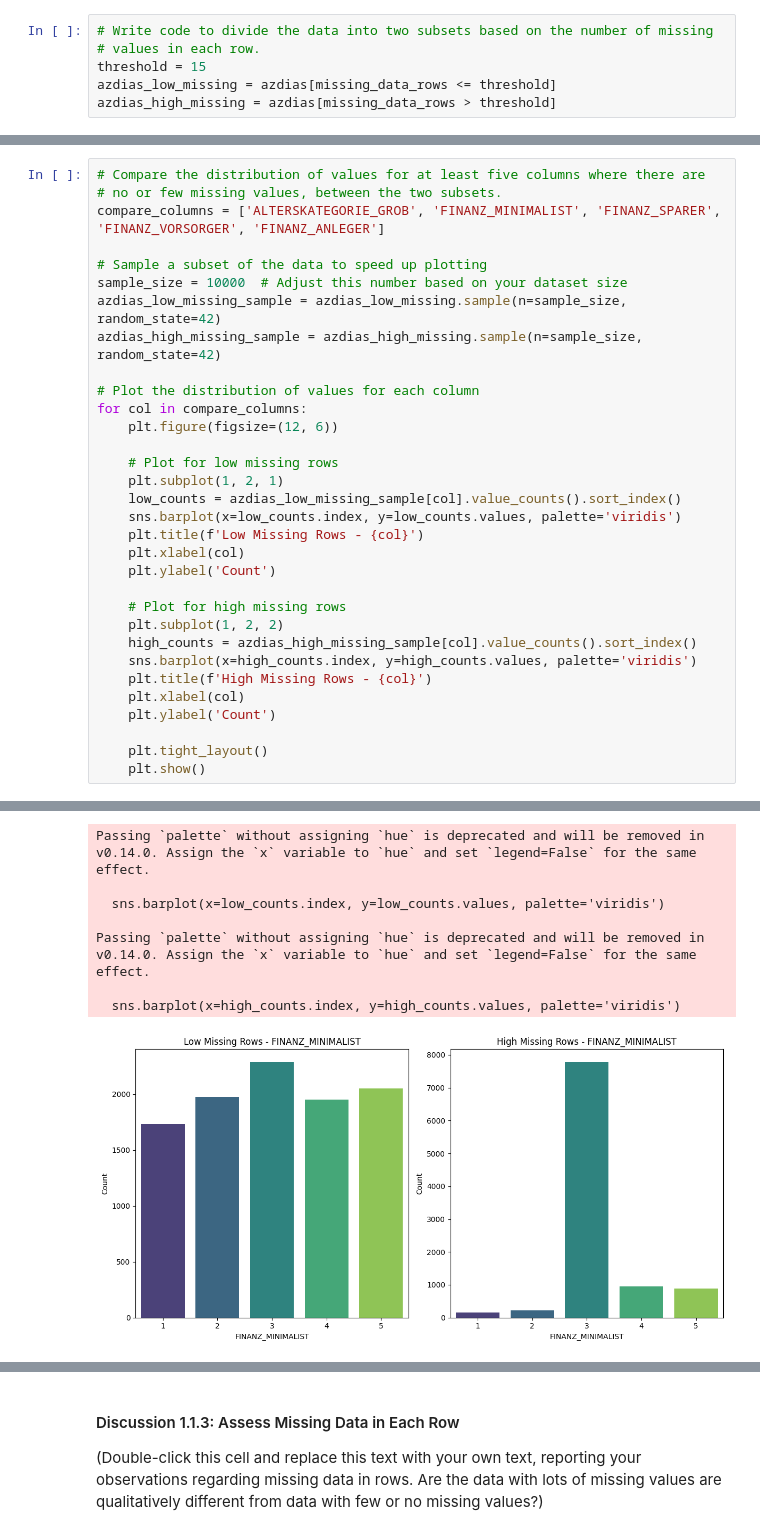
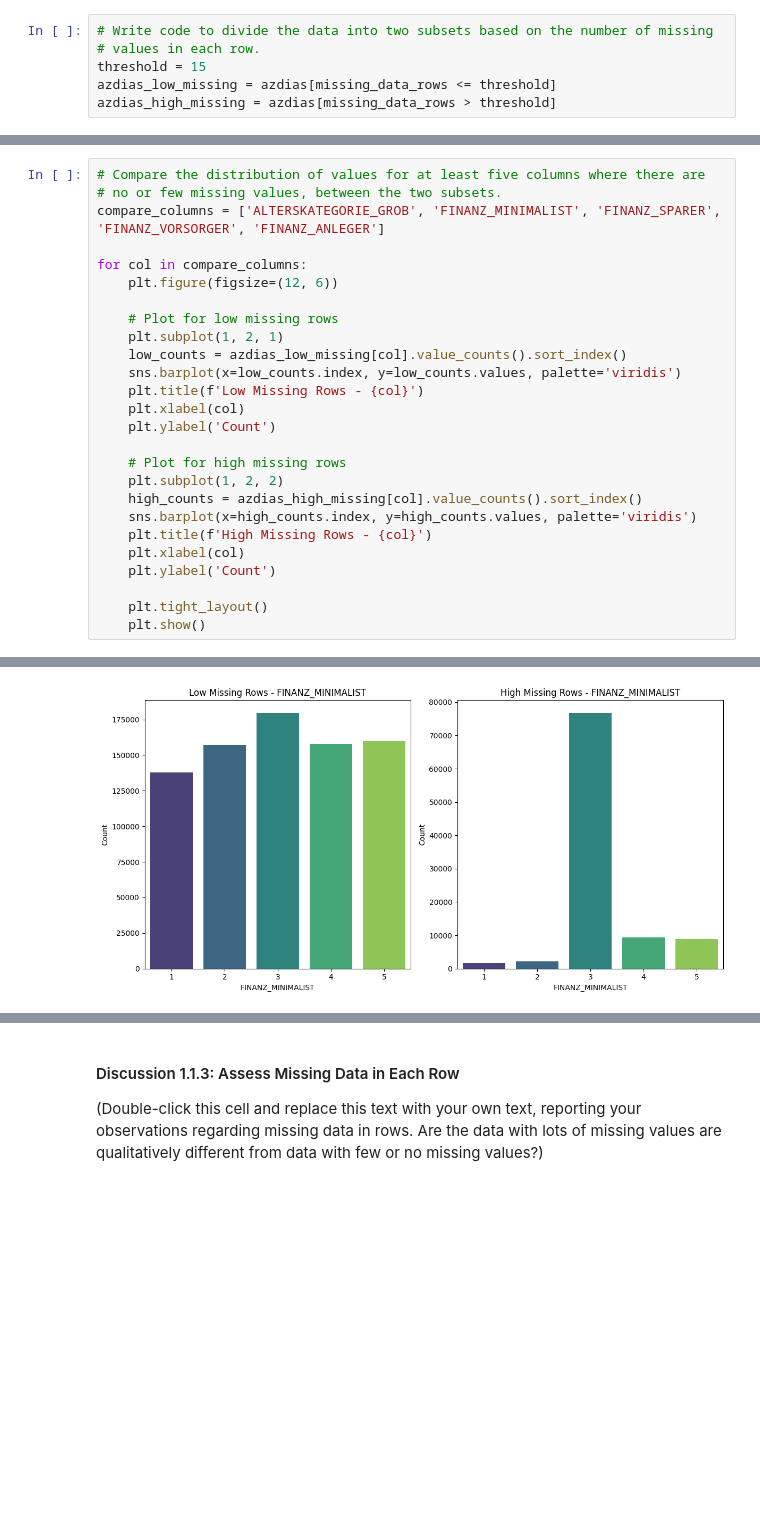
Before and after one commit to momenmac/ML-PROJECT-3, a Jupyter notebook: Identify_Customer_Segments.ipynb, the cells around one changed output, grey strips where cells are left out. Saved outputs shown, nothing was run; the diff lists cells and outputs as text; blank space fills up the shorter version.

```diff
--- a/Identify_Customer_Segments.ipynb
+++ b/Identify_Customer_Segments.ipynb
@@ -206,18 +223,12 @@ azdias_high_missing = azdias[missing_data_rows > threshold]
 # no or few missing values, between the two subsets.
 compare_columns = ['ALTERSKATEGORIE_GROB', 'FINANZ_MINIMALIST', 'FINANZ_SPARER', 'FINANZ_VORSORGER', 'FINANZ_ANLEGER']
 
-# Sample a subset of the data to speed up plotting
-sample_size = 10000  # Adjust this number based on your dataset size
-azdias_low_missing_sample = azdias_low_missing.sample(n=sample_size, random_state=42)
-azdias_high_missing_sample = azdias_high_missing.sample(n=sample_size, random_state=42)
-
-# Plot the distribution of values for each column
 for col in compare_columns:
     plt.figure(figsize=(12, 6))
 
     # Plot for low missing rows
     plt.subplot(1, 2, 1)
-    low_counts = azdias_low_missing_sample[col].value_counts().sort_index()
+    low_counts = azdias_low_missing[col].value_counts().sort_index()
     sns.barplot(x=low_counts.index, y=low_counts.values, palette='viridis')
     plt.title(f'Low Missing Rows - {col}')
     plt.xlabel(col)
@@ -225,7 +236,7 @@ for col in compare_columns:
 
     # Plot for high missing rows
     plt.subplot(1, 2, 2)
-    high_counts = azdias_high_missing_sample[col].value_counts().sort_index()
+    high_counts = azdias_high_missing[col].value_counts().sort_index()
     sns.barplot(x=high_counts.index, y=high_counts.values, palette='viridis')
     plt.title(f'High Missing Rows - {col}')
     plt.xlabel(col)
@@ -245,8 +249 @@ Passing `palette` without assigning `hue` is deprecated and will be removed in v
-Passing `palette` without assigning `hue` is deprecated and will be removed in v0.14.0. Assign the `x` variable to `hue` and set `legend=False` for the same effect.
-
-  sns.barplot(x=low_counts.index, y=low_counts.values, palette='viridis')
-
-Passing `palette` without assigning `hue` is deprecated and will be removed in v0.14.0. Assign the `x` variable to `hue` and set `legend=False` for the same effect.
-
-  sns.barplot(x=high_counts.index, y=high_counts.values, palette='viridis')
-[figure, old version]
+[figure, new version]
```
Also changed, not shown: parts of 29 cells of this notebook.
